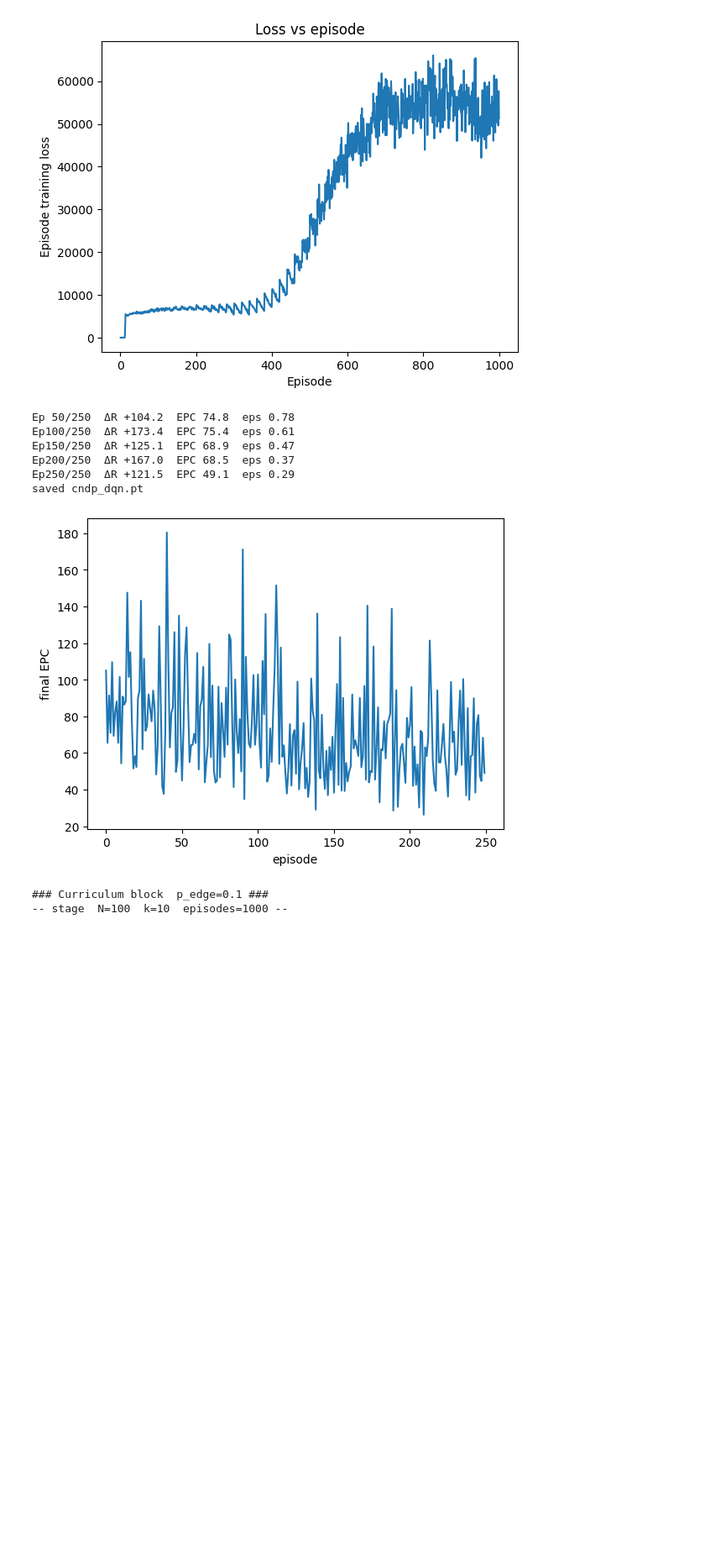
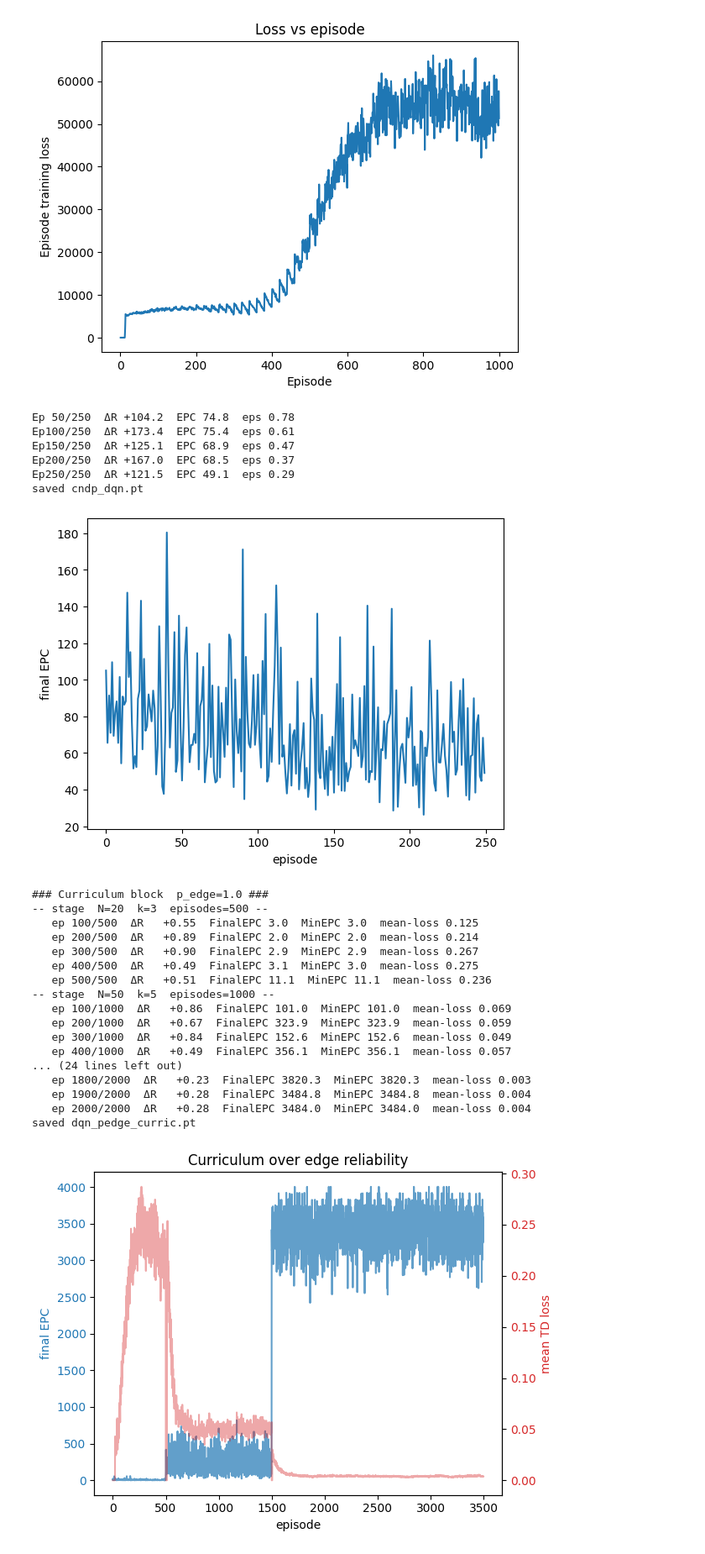
Before and after one commit to tuguldur102/SCNDP, a Jupyter notebook: src/notebooks/Greedy_heuristics/final/learning_final.ipynb, the cells around one changed output. Shown: that part at 84% size. Saved outputs shown, nothing was run; the diff lists cells and outputs as text; code cells hidden in the pictures; blank space fills up the shorter version.

```diff
--- a/src/notebooks/Greedy_heuristics/final/learning_final.ipynb
+++ b/src/notebooks/Greedy_heuristics/final/learning_final.ipynb
@@ -699,14 +699,17 @@ def curriculum_train(
 
     epc_curve, loss_curve = [], []
 
-    for rho in p_edges:                                   # outer loop
+    for rho in p_edges:
         print(f"\n### Curriculum block  p_edge={rho:.1f} ###")
-        for (N, k, ep_count) in stages:                   # inner loop
+        for (N, k, ep_count) in stages:                    # inner loop
             print(f"-- stage  N={N}  k={k}  episodes={ep_count} --")
+            buf = Replay()       # ← clear buffer for this (N,k)
             for ep in range(1, ep_count + 1):
-                env = CNDPEnv(gen_graph(N, p, rho), k, mc_samples=1500)
+
+                env = CNDPEnv(gen_graph(N, p, rho), k, mc_samples=5000)
                 s = env.reset()
                 done = False
+
                 ep_r = 0.0
                 ep_min_epc = float("inf")   # NEW
                 ep_loss_sum = 0.0
@@ -813,16 +816,39 @@ def prune_k_nodes(G: nx.Graph, k:int, model_path="dqn_curriculum.pt"):
         s,_,_,_ = env.step(a)
     return rem
 # %%
-p_schedule = np.arange(0.1, 1.1, 0.1)         # 0.1, …, 1.0
-stages = [(100,10,1000)]
-
-curriculum_train(p_schedule, stages,
-                 lr=1e-4, batch=64, eps0=1.0)
-# test
-Gtest = gen_graph(100, p=0.0443, p_edge=1.0)
-k=10
-victims = prune_k_nodes(Gtest, k)
-print("victims:", victims)
+stages = [
+  (20,  3,   500),
+  (50,  5,  1000),
+  (100, 10, 2000),
+]
+curriculum_train(
+  p_edges=[1.0],
+  stages=stages,
+  p=0.04,
+  lr=1e-4,
+  batch=64,
+  gamma=0.99,
+  eps0=1.0,
+  eps_min=0.05,
+  eps_decay=0.995,
+  sync=10
+)
 # %% [output]
-### Curriculum block  p_edge=0.1 ###
--- stage  N=100  k=10  episodes=1000 --
+### Curriculum block  p_edge=1.0 ###
+-- stage  N=20  k=3  episodes=500 --
+   ep 100/500  ΔR   +0.55  FinalEPC 3.0  MinEPC 3.0  mean-loss 0.125
+   ep 200/500  ΔR   +0.89  FinalEPC 2.0  MinEPC 2.0  mean-loss 0.214
+   ep 300/500  ΔR   +0.90  FinalEPC 2.9  MinEPC 2.9  mean-loss 0.267
+   ep 400/500  ΔR   +0.49  FinalEPC 3.1  MinEPC 3.0  mean-loss 0.275
+   ep 500/500  ΔR   +0.51  FinalEPC 11.1  MinEPC 11.1  mean-loss 0.236
+-- stage  N=50  k=5  episodes=1000 --
+   ep 100/1000  ΔR   +0.86  FinalEPC 101.0  MinEPC 101.0  mean-loss 0.069
+   ep 200/1000  ΔR   +0.67  FinalEPC 323.9  MinEPC 323.9  mean-loss 0.059
+   ep 300/1000  ΔR   +0.84  FinalEPC 152.6  MinEPC 152.6  mean-loss 0.049
+   ep 400/1000  ΔR   +0.49  FinalEPC 356.1  MinEPC 356.1  mean-loss 0.057
+... (24 lines left out)
+   ep 1800/2000  ΔR   +0.23  FinalEPC 3820.3  MinEPC 3820.3  mean-loss 0.003
+   ep 1900/2000  ΔR   +0.28  FinalEPC 3484.8  MinEPC 3484.8  mean-loss 0.004
+   ep 2000/2000  ΔR   +0.28  FinalEPC 3484.0  MinEPC 3484.0  mean-loss 0.004
+saved dqn_pedge_curric.pt
+[figure, added]
```
Also changed, not shown: parts of 4 cells of this notebook, 9 other files.
